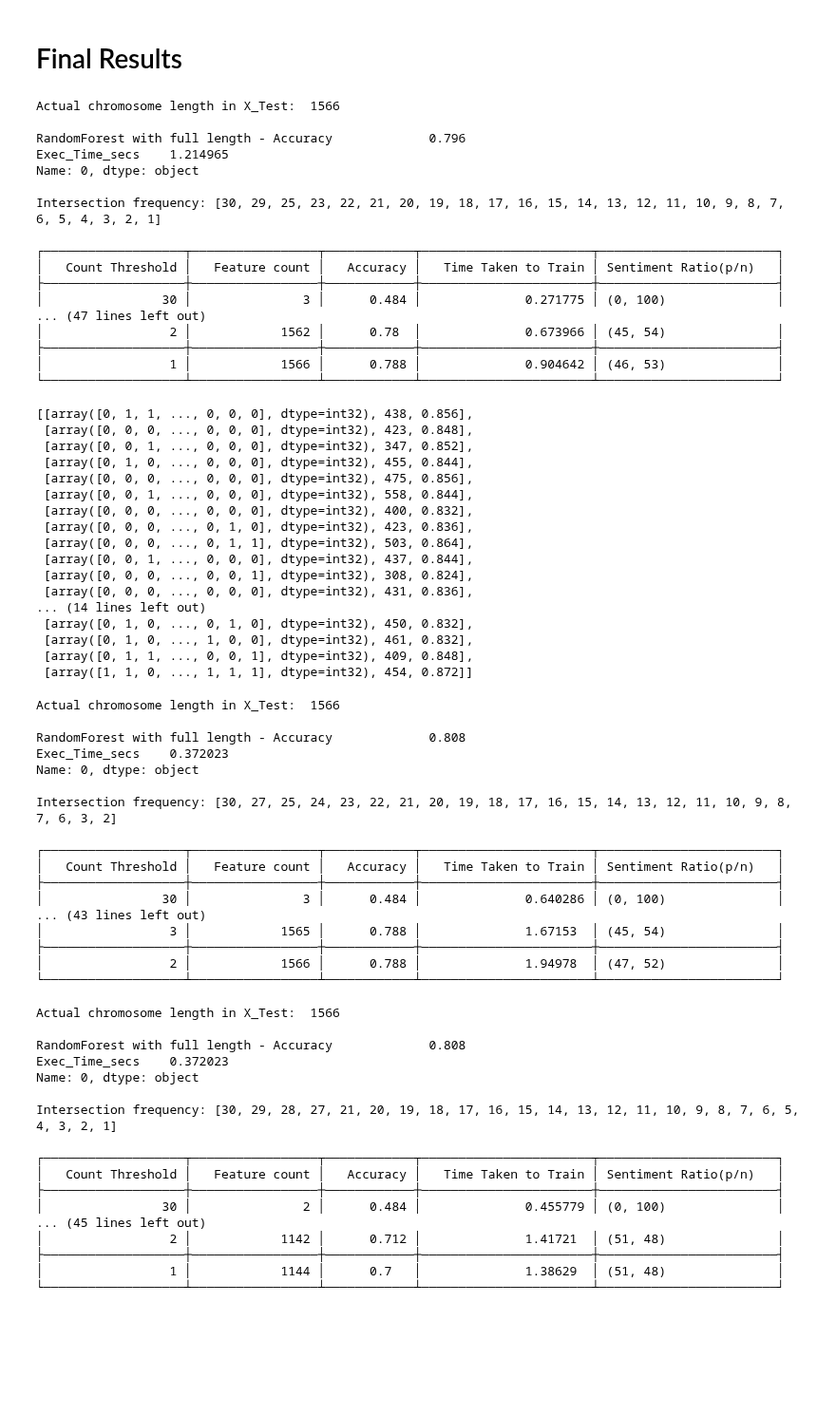
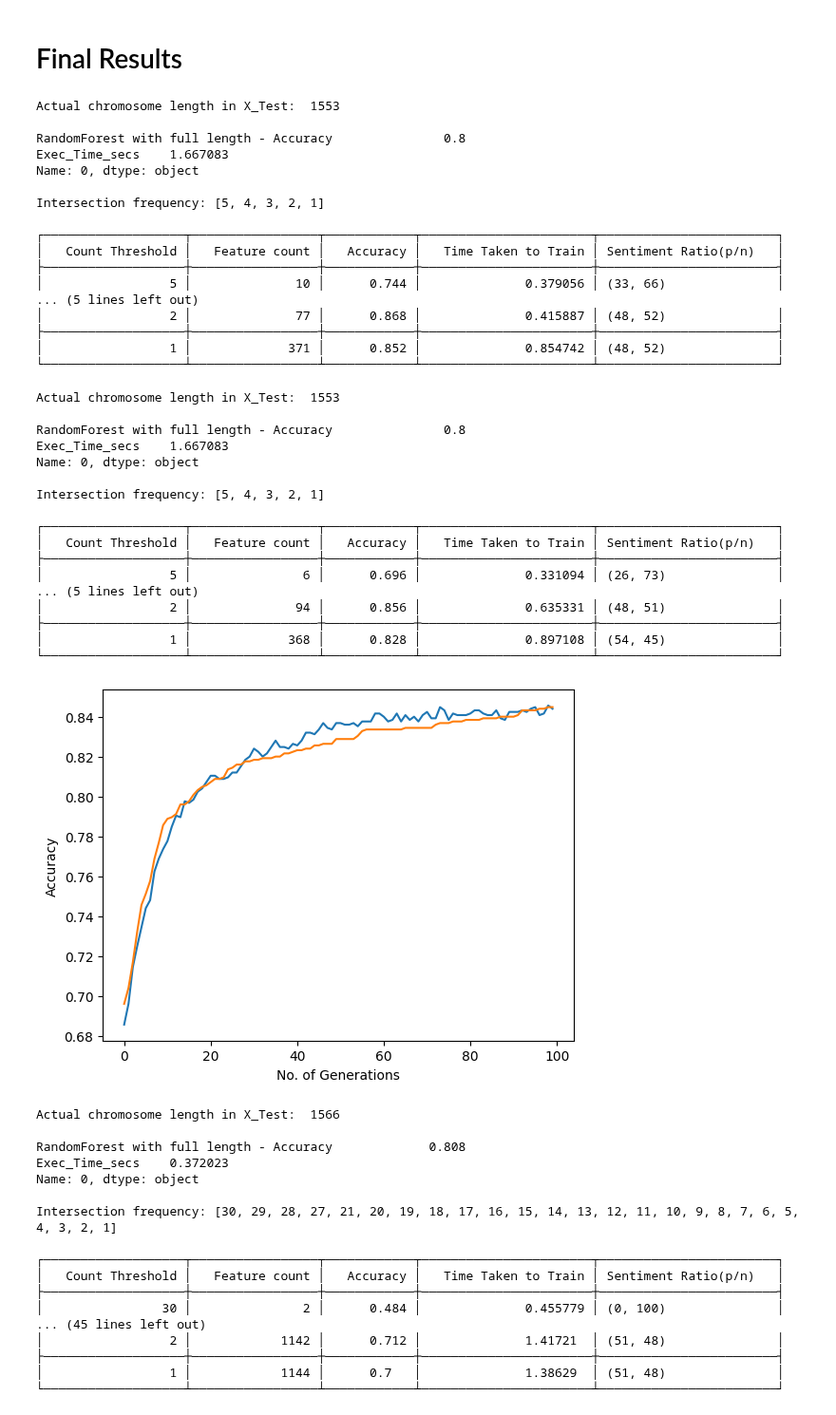
Before and after one commit to devasenan134/GA-SC, a Jupyter notebook: KBGA/KB_result_analysis.ipynb, the cells around one changed output. Shown at 95% size. Cells and saved outputs as stored; diff of their text form; code cells hidden in the pictures; blank space fills up the shorter version.

Commit message:
intersection part done

```diff
--- a/KBGA/KB_result_analysis.ipynb
+++ b/KBGA/KB_result_analysis.ipynb
@@ -86,71 +96,59 @@ def tabulate_results(chromo_set):
     print(tabulate(table_data, headers='keys', tablefmt="simple_grid"))
     return table_data, best_chromo_in_each_run
 # %%
-with open('pickles/kbga/amazon/n_run_az_kb_co.pkl', 'rb') as rf:
-    n_kb_co = pickle.load(rf)
-    n_run_kb_co_table, best_chromos_co = tabulate_results(n_kb_co)
-    n_run_kb_co_table
+with open('../pickles/kbga/n_run_az_kbga_nokbps.pkl', 'rb') as rf:
+    n_az_kbga_nokbps = pickle.load(rf)
+    n_az_kbga_nokbps_table, best_chromos_nokbga = tabulate_results(n_az_kbga_nokbps)
+    n_az_kbga_nokbps_table
 # %% [output]
-Actual chromosome length in X_Test:  1566
+Actual chromosome length in X_Test:  1553
 
-RandomForest with full length - Accuracy             0.796
-Exec_Time_secs    1.214965
+RandomForest with full length - Accuracy               0.8
+Exec_Time_secs    1.667083
 Name: 0, dtype: object
 
-Intersection frequency: [30, 29, 25, 23, 22, 21, 20, 19, 18, 17, 16, 15, 14, 13, 12, 11, 10, 9, 8, 7, 6, 5, 4, 3, 2, 1]
+Intersection frequency: [5, 4, 3, 2, 1]
 
 ┌───────────────────┬─────────────────┬────────────┬───────────────────────┬────────────────────────┐
 │   Count Threshold │   Feature count │   Accuracy │   Time Taken to Train │ Sentiment Ratio(p/n)   │
 ├───────────────────┼─────────────────┼────────────┼───────────────────────┼────────────────────────┤
-│                30 │               3 │      0.484 │              0.271775 │ (0, 100)               │
-... (47 lines left out)
-│                 2 │            1562 │      0.78  │              0.673966 │ (45, 54)               │
+│                 5 │              10 │      0.744 │              0.379056 │ (33, 66)               │
+... (5 lines left out)
+│                 2 │              77 │      0.868 │              0.415887 │ (48, 52)               │
 ├───────────────────┼─────────────────┼────────────┼───────────────────────┼────────────────────────┤
-│                 1 │            1566 │      0.788 │              0.904642 │ (46, 53)               │
+│                 1 │             371 │      0.852 │              0.854742 │ (48, 52)               │
 └───────────────────┴─────────────────┴────────────┴───────────────────────┴────────────────────────┘
-# %%
-best_chromos_co
-# %% [output]
-[[array([0, 1, 1, ..., 0, 0, 0], dtype=int32), 438, 0.856],
- [array([0, 0, 0, ..., 0, 0, 0], dtype=int32), 423, 0.848],
- [array([0, 0, 1, ..., 0, 0, 0], dtype=int32), 347, 0.852],
- [array([0, 1, 0, ..., 0, 0, 0], dtype=int32), 455, 0.844],
- [array([0, 0, 0, ..., 0, 0, 0], dtype=int32), 475, 0.856],
- [array([0, 0, 1, ..., 0, 0, 0], dtype=int32), 558, 0.844],
- [array([0, 0, 0, ..., 0, 0, 0], dtype=int32), 400, 0.832],
- [array([0, 0, 0, ..., 0, 1, 0], dtype=int32), 423, 0.836],
- [array([0, 0, 0, ..., 0, 1, 1], dtype=int32), 503, 0.864],
- [array([0, 0, 1, ..., 0, 0, 0], dtype=int32), 437, 0.844],
- [array([0, 0, 0, ..., 0, 0, 1], dtype=int32), 308, 0.824],
- [array([0, 0, 0, ..., 0, 0, 0], dtype=int32), 431, 0.836],
-... (14 lines left out)
- [array([0, 1, 0, ..., 0, 1, 0], dtype=int32), 450, 0.832],
- [array([0, 1, 0, ..., 1, 0, 0], dtype=int32), 461, 0.832],
- [array([0, 1, 1, ..., 0, 0, 1], dtype=int32), 409, 0.848],
- [array([1, 1, 0, ..., 1, 1, 1], dtype=int32), 454, 0.872]]
+# %%
+avg_nokbps = get_avg_scores(n_az_kbga_nokbps)
 # %%
-with open('pickles/kbga/amazon/n_run_az_kb_mu.pkl', 'rb') as rf:
-    n_kb_mu = pickle.load(rf)
-    n_run_kb_mu_table, best_chromos_mu = tabulate_results(n_kb_mu)
-    n_run_kb_mu_table
+with open('../pickles/kbga/n_run_az_kbga_cmp.pkl', 'rb') as rf:
+    n_az_kbga_cmp = pickle.load(rf)
+    n_az_kbga_cmp_table, best_chromos_cmp = tabulate_results(n_az_kbga_cmp)
+    n_az_kbga_cmp_table
 # %% [output]
-Actual chromosome length in X_Test:  1566
+Actual chromosome length in X_Test:  1553
 
-RandomForest with full length - Accuracy             0.808
-Exec_Time_secs    0.372023
+RandomForest with full length - Accuracy               0.8
+Exec_Time_secs    1.667083
 Name: 0, dtype: object
 
-Intersection frequency: [30, 27, 25, 24, 23, 22, 21, 20, 19, 18, 17, 16, 15, 14, 13, 12, 11, 10, 9, 8, 7, 6, 3, 2]
+Intersection frequency: [5, 4, 3, 2, 1]
 
 ┌───────────────────┬─────────────────┬────────────┬───────────────────────┬────────────────────────┐
 │   Count Threshold │   Feature count │   Accuracy │   Time Taken to Train │ Sentiment Ratio(p/n)   │
 ├───────────────────┼─────────────────┼────────────┼───────────────────────┼────────────────────────┤
-│                30 │               3 │      0.484 │              0.640286 │ (0, 100)               │
-... (43 lines left out)
-│                 3 │            1565 │      0.788 │              1.67153  │ (45, 54)               │
+│                 5 │               6 │      0.696 │              0.331094 │ (26, 73)               │
+... (5 lines left out)
+│                 2 │              94 │      0.856 │              0.635331 │ (48, 51)               │
 ├───────────────────┼─────────────────┼────────────┼───────────────────────┼────────────────────────┤
-│                 2 │            1566 │      0.788 │              1.94978  │ (47, 52)               │
+│                 1 │             368 │      0.828 │              0.897108 │ (54, 45)               │
 └───────────────────┴─────────────────┴────────────┴───────────────────────┴────────────────────────┘
+# %%
+avg_cmp = get_avg_scores(n_az_kbga_cmp)
+# %%
+accuracy_plot([avg_nokbps, avg_cmp])
+# %% [output]
+[figure, added]
 # %%
 with open('pickles/kbga/amazon/n_run_az_kb_ip.pkl', 'rb') as rf:
     n_kb_ip = pickle.load(rf)
```
Also changed, not shown: parts of 4 cells of this notebook, 1 other file.
